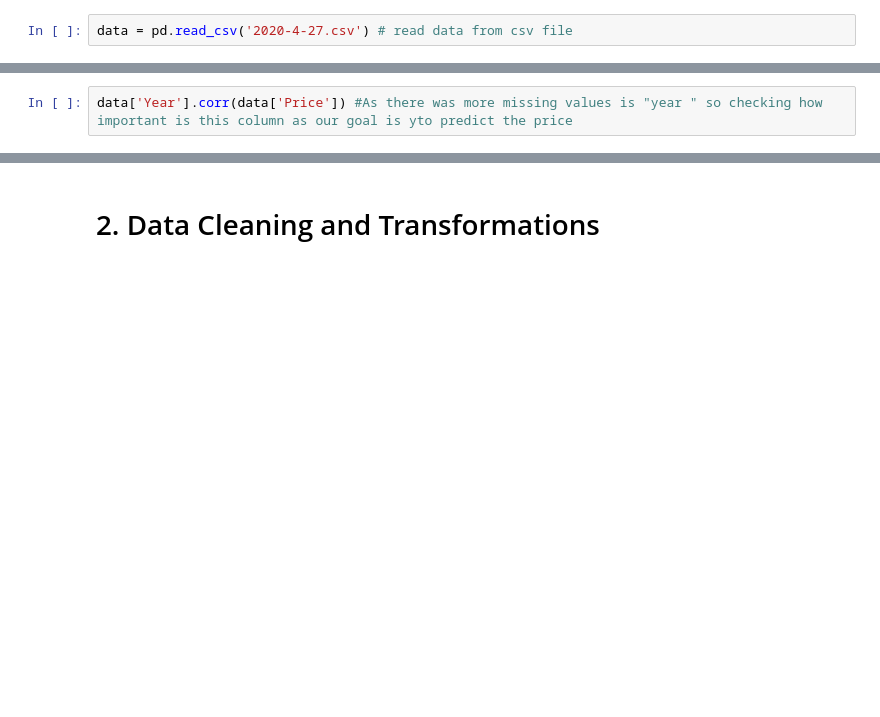
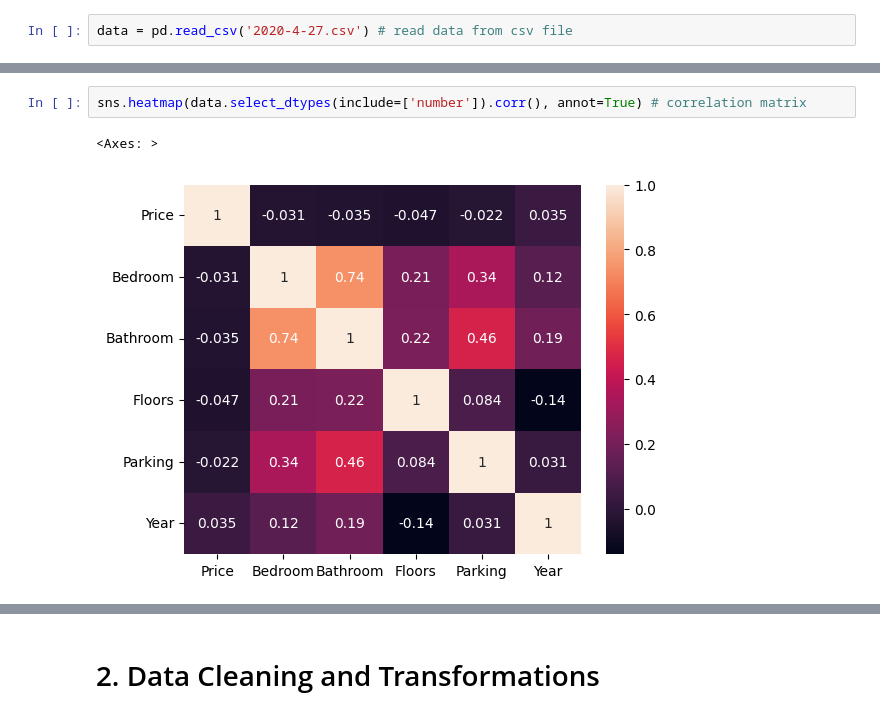
Before and after one commit to cruvss/House-Price-Prediction, a Jupyter notebook: house_price.ipynb, the cells around one changed output, grey strips where cells are left out. Drawn from its saved outputs; the diff is of its cells as text; blank space fills up the shorter version.

```diff
--- a/house_price.ipynb
+++ b/house_price.ipynb
@@ -27,4 +81,7 @@ data.isna().sum() # check for missing values
-# %%
-data['Year'].corr(data['Price']) #As there was more missing values is "year " so checking how important is this column as our goal is yto predict the price
+# %%
+sns.heatmap(data.select_dtypes(include=['number']).corr(), annot=True) # correlation matrix
+# %% [output]
+<Axes: >
+[figure, added]
 # %%
 data.sort_values("Year", ascending=True).head(3)
```
Also changed, not shown: parts of 38 cells of this notebook, 1 other file.
